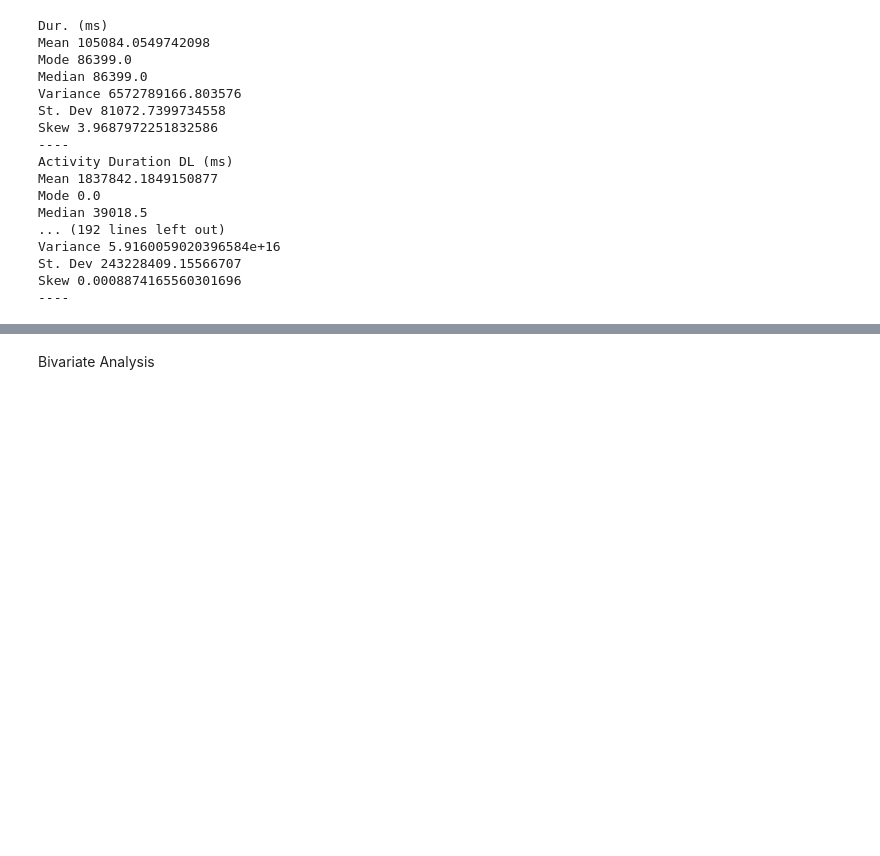
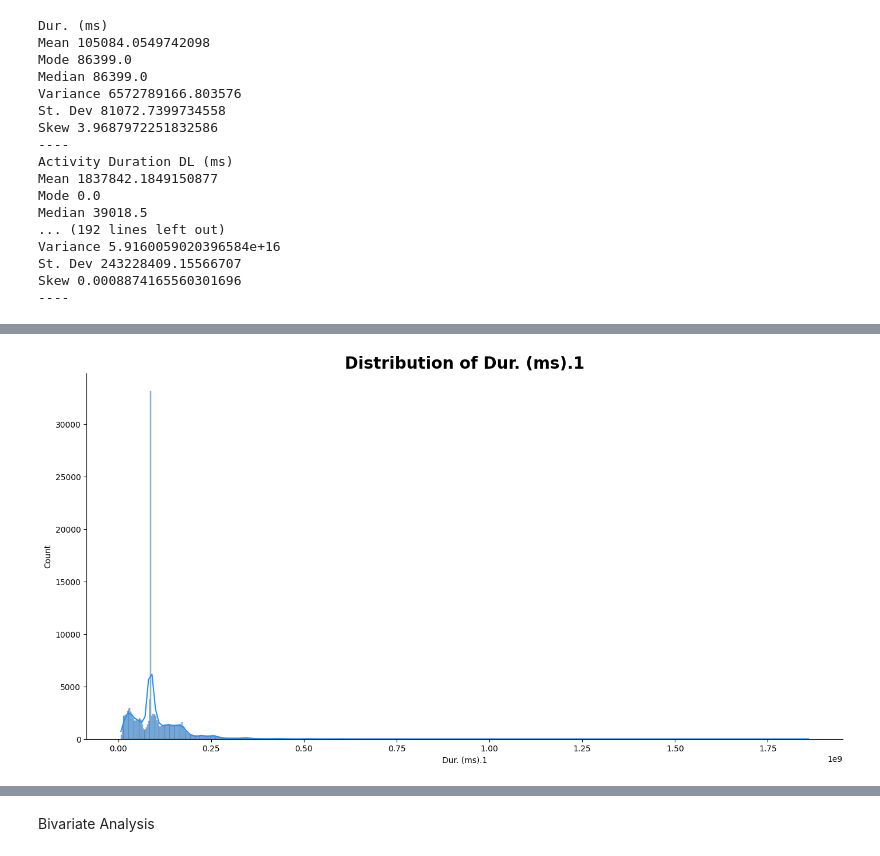
Before and after one commit to brook1167/week_1_telecom_analysis, a Jupyter notebook: notebook/user_overview_analysis.ipynb, the cells around one changed output, grey strips where cells are left out. Cells and saved outputs as stored; diff of their text form; code cells hidden in the pictures; blank space fills up the shorter version.

Commit message:
adding plots

```diff
--- a/notebook/user_overview_analysis.ipynb
+++ b/notebook/user_overview_analysis.ipynb
@@ -355,0 +370,4 @@ Skew 0.0008874165560301696
+# %%
+plot_hist(telecom_df, 'Dur. (ms).1', 'dodgerblue')
+# %% [output]
+[figure, added]
```
Also changed, not shown: parts of 22 cells of this notebook, 1 other file.
